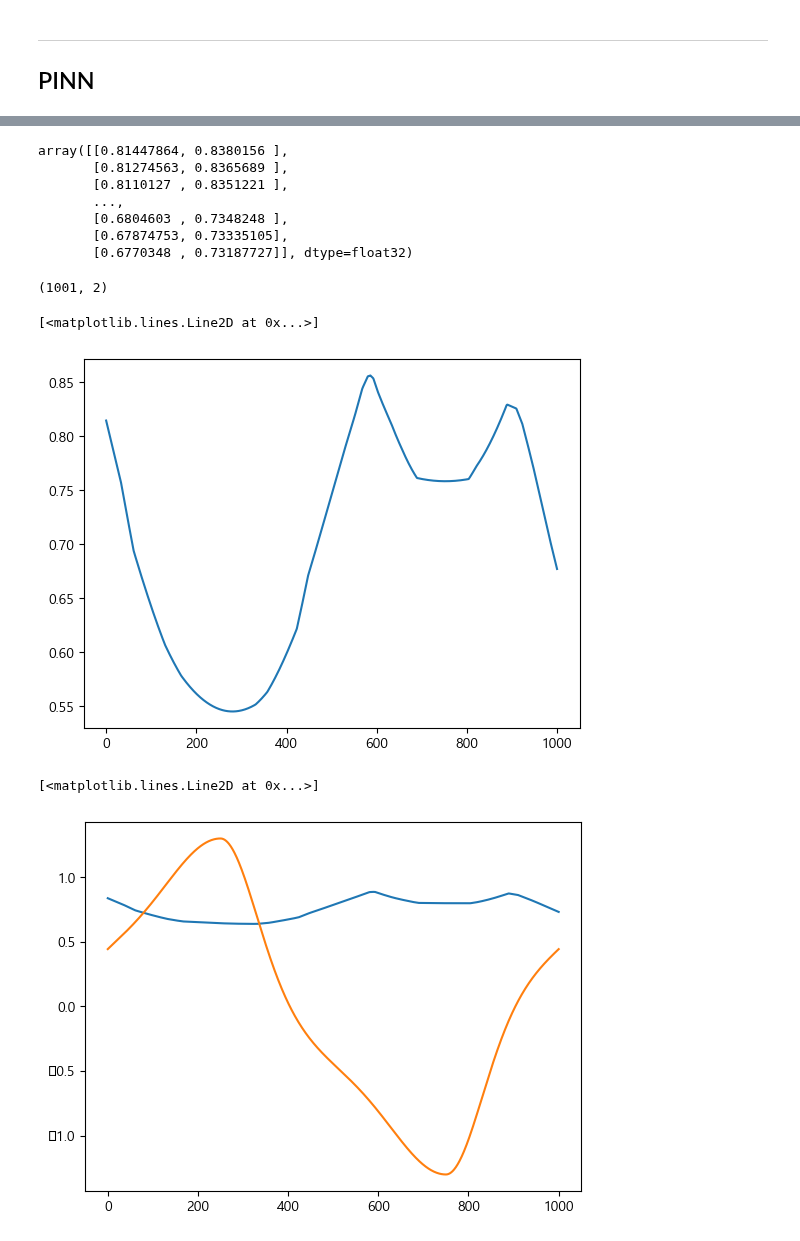
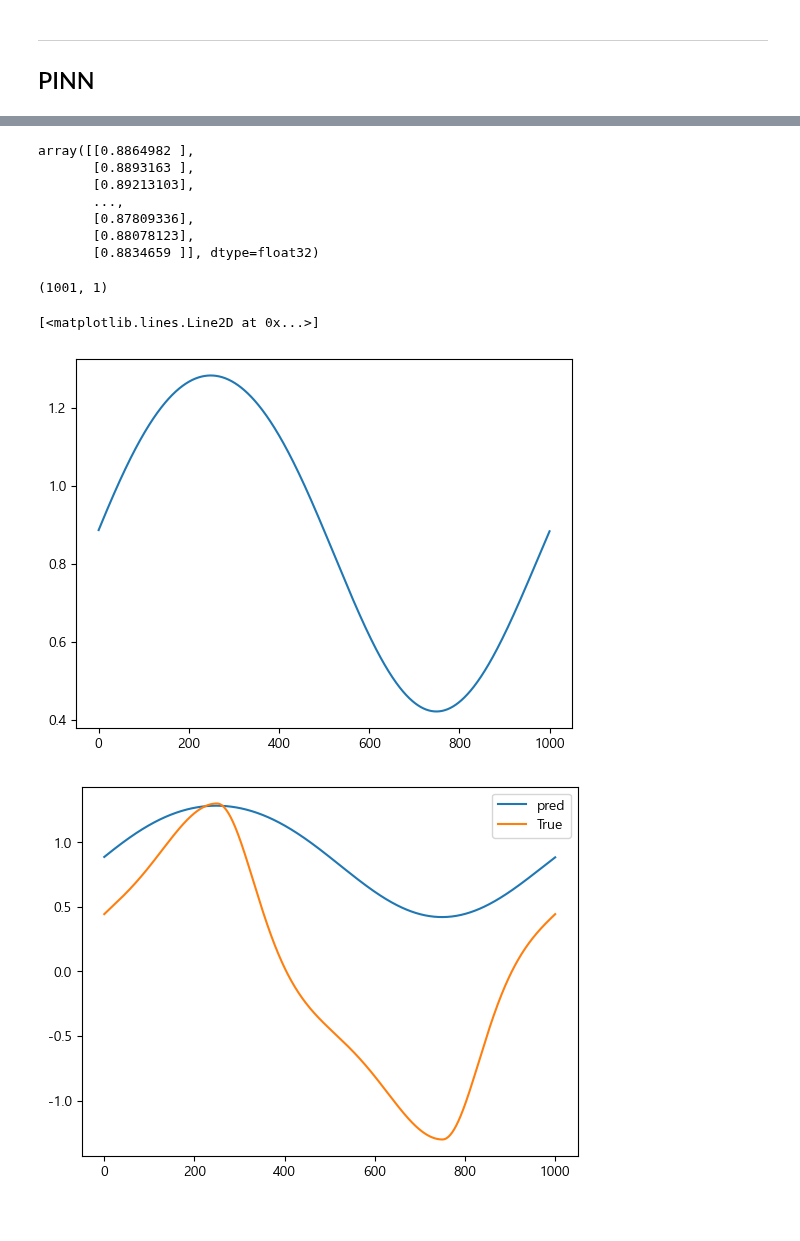
Before and after one commit to Jjineeq/hysteresis_curve, a Jupyter notebook: 23_04_26.ipynb, the cells around one changed output, grey strips where cells are left out. Cells and saved outputs as stored; diff of their text form; code cells hidden in the pictures.

```diff
--- a/23_04_26.ipynb
+++ b/23_04_26.ipynb
@@ -6,7 +6,8 @@ import warnings
 warnings.filterwarnings('ignore')
 import seaborn as sns
 import matplotlib
-matplotlib.rcParams['font.family']='Malgun Gothic'
+matplotlib.rcParams['font.family'] ='Malgun Gothic'
+matplotlib.rcParams['axes.unicode_minus'] =False
 # %%
 # APPLIED DISPLACEMENT TIME HISTORY
 dt = 0.001
@@ -260,7 +261,7 @@ def xt(x, t):
 class PINN(tf.keras.Model):
     def __init__(self, input_dim, output_dim):
         super().__init__()
-        self.hidden_layer_1 = tf.keras.layers.Dense(units=128, activation=tf.nn.tanh)
+        self.hidden_layer_1 = tf.keras.layers.Dense(units=256, activation=tf.nn.tanh)
         self.hidden_layer_2 = tf.keras.layers.Dense(units=128, activation=tf.nn.tanh)
         self.output_layer = tf.keras.layers.Dense(units=output_dim)
 
@@ -416,25 +354,26 @@ y_pred_pinn = model.predict(x_te)
 # %%
 y_pred_pinn
 # %% [output]
-array([[0.81447864, 0.8380156 ],
-       [0.81274563, 0.8365689 ],
-       [0.8110127 , 0.8351221 ],
+array([[0.8864982 ],
+       [0.8893163 ],
+       [0.89213103],
        ...,
-       [0.6804603 , 0.7348248 ],
-       [0.67874753, 0.73335105],
-       [0.6770348 , 0.73187727]], dtype=float32)
+       [0.87809336],
+       [0.88078123],
+       [0.8834659 ]], dtype=float32)
 # %%
 y_pred_pinn.shape
 # %% [output]
-(1001, 2)
+(1001, 1)
 # %%
 plt.plot(y_pred_pinn[:,0])
 # %% [output]
 [<matplotlib.lines.Line2D at 0x...>]
-[figure, old version]
+[figure, new version]
 # %%
-plt.plot(y_pred_pinn[:,1])
-plt.plot(y_te)
+plt.plot(y_pred_pinn[:,0], label = 'pred')
+plt.plot(y_te, label = 'True')
+plt.legend()
+plt.show()
 # %% [output]
-[<matplotlib.lines.Line2D at 0x...>]
-[figure, old version]
+[figure, new version]
```
Also changed, not shown: parts of 20 cells of this notebook.
